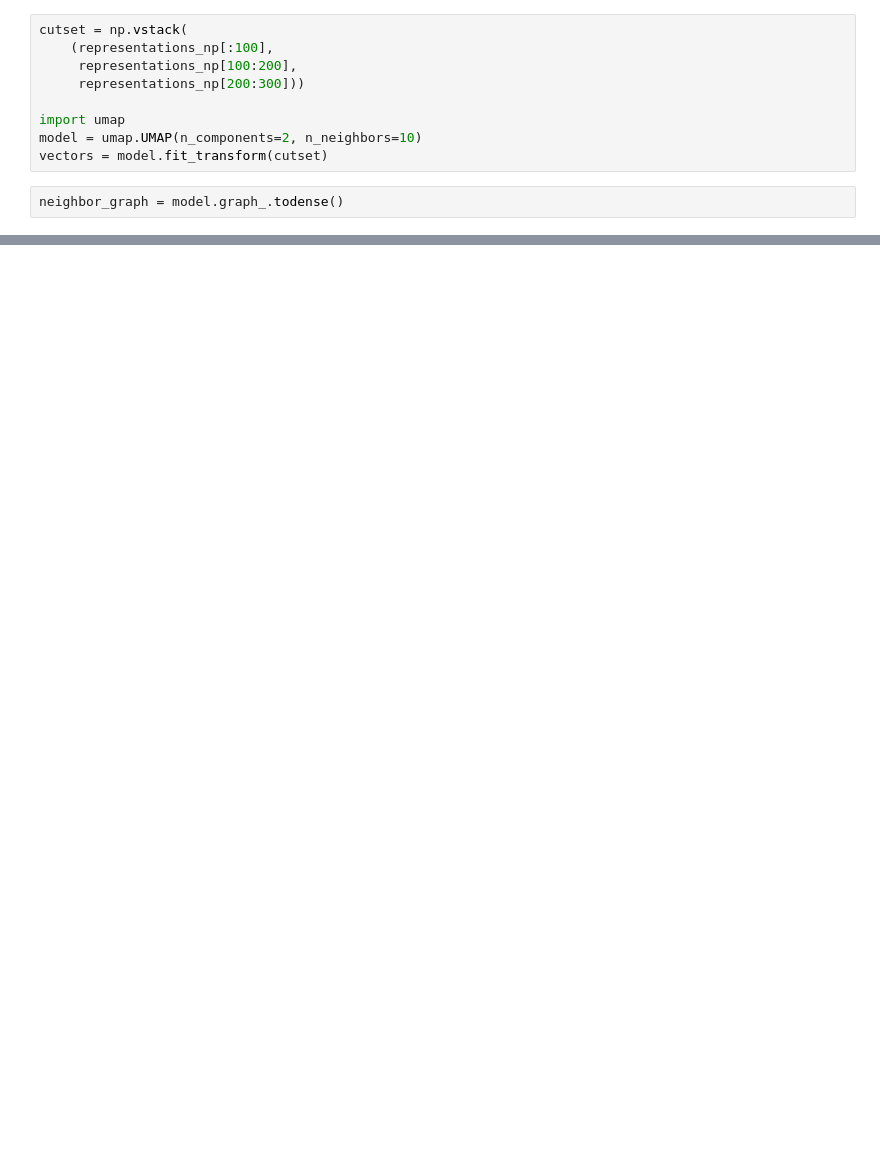
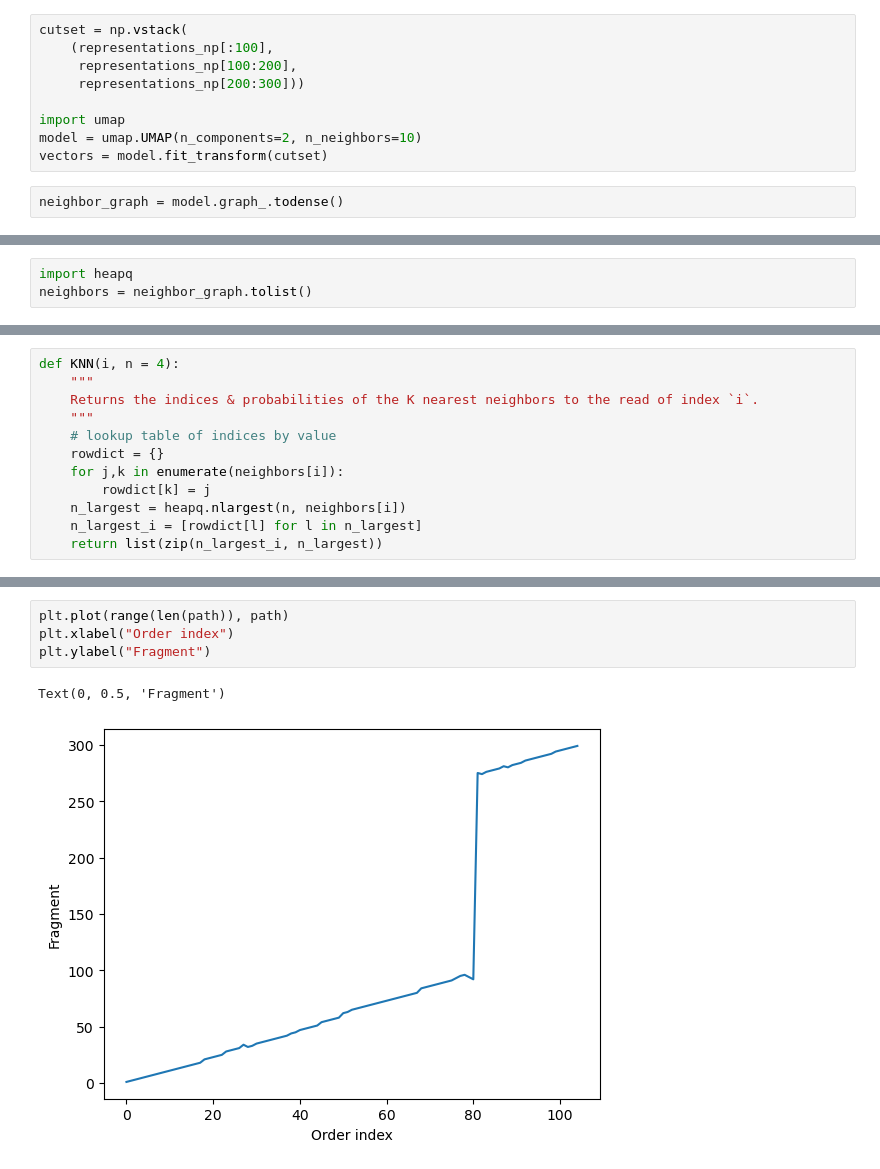
Before and after one commit to KennethEnevoldsen/dna2vec, a Jupyter notebook: evaluate/assembly.ipynb, the cells around one changed output, grey strips where cells are left out. Saved outputs shown, nothing was run; the diff lists cells and outputs as text; blank space fills up the shorter version.

```diff
--- a/evaluate/assembly.ipynb
+++ b/evaluate/assembly.ipynb
@@ -292,0 +301,3 @@ Text(0, 0.5, 'Fragment')
+# %%
+import heapq
+neighbors = neighbor_graph.tolist()
@@ -292,0 +312,12 @@ Text(0, 0.5, 'Fragment')
+# %%
+def KNN(i, n = 4):
+    """
+    Returns the indices & probabilities of the K nearest neighbors to the read of index `i`.
+    """
+    # lookup table of indices by value
+    rowdict = {}
+    for j,k in enumerate(neighbors[i]):
+        rowdict[k] = j
+    n_largest = heapq.nlargest(n, neighbors[i])
+    n_largest_i = [rowdict[l] for l in n_largest]
+    return list(zip(n_largest_i, n_largest))
@@ -292,0 +385,7 @@ Text(0, 0.5, 'Fragment')
+# %%
+plt.plot(range(len(path)), path)
+plt.xlabel("Order index")
+plt.ylabel("Fragment")
+# %% [output]
+Text(0, 0.5, 'Fragment')
+[figure, added]
```
Also changed, not shown: parts of 16 cells of this notebook.
